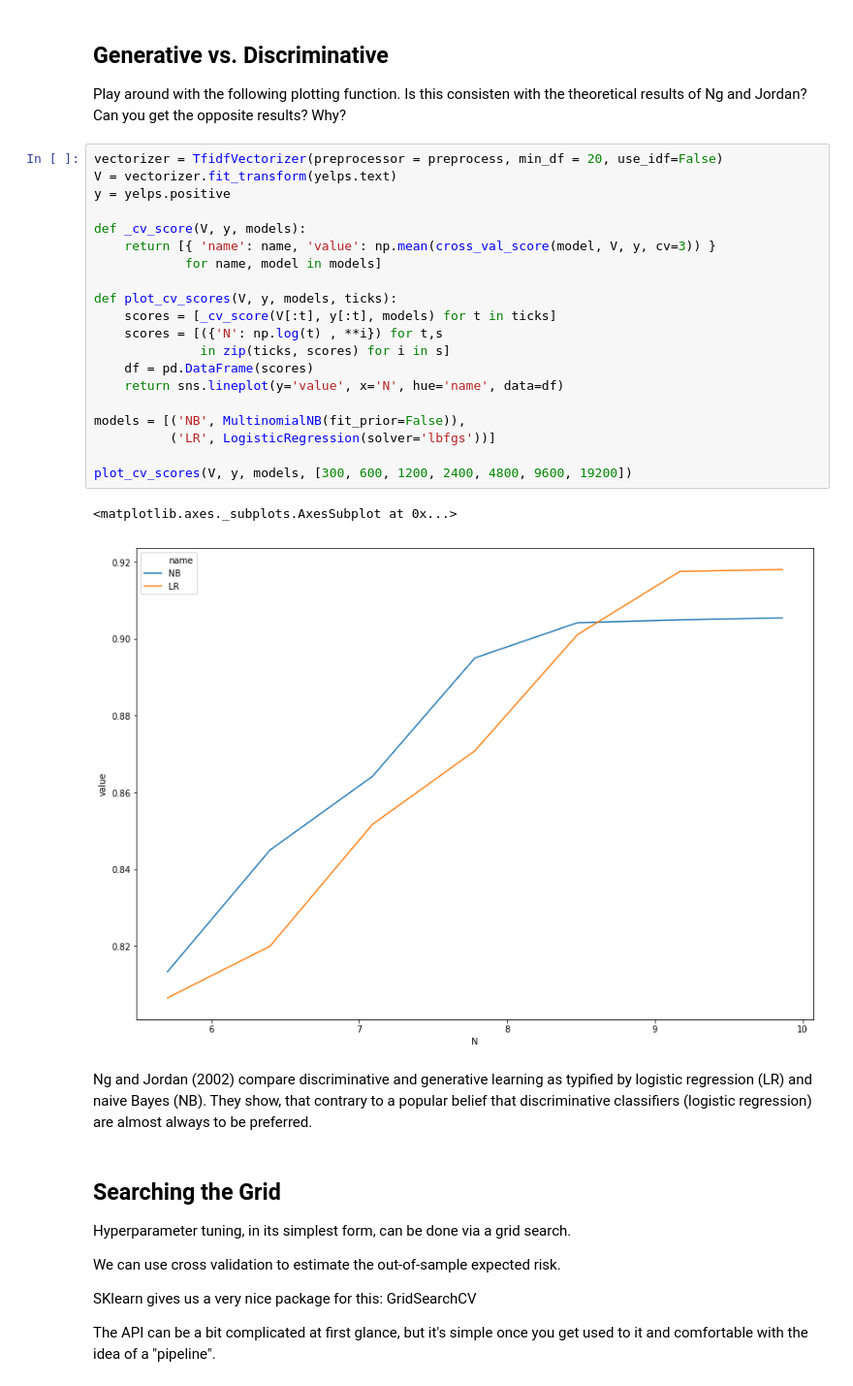
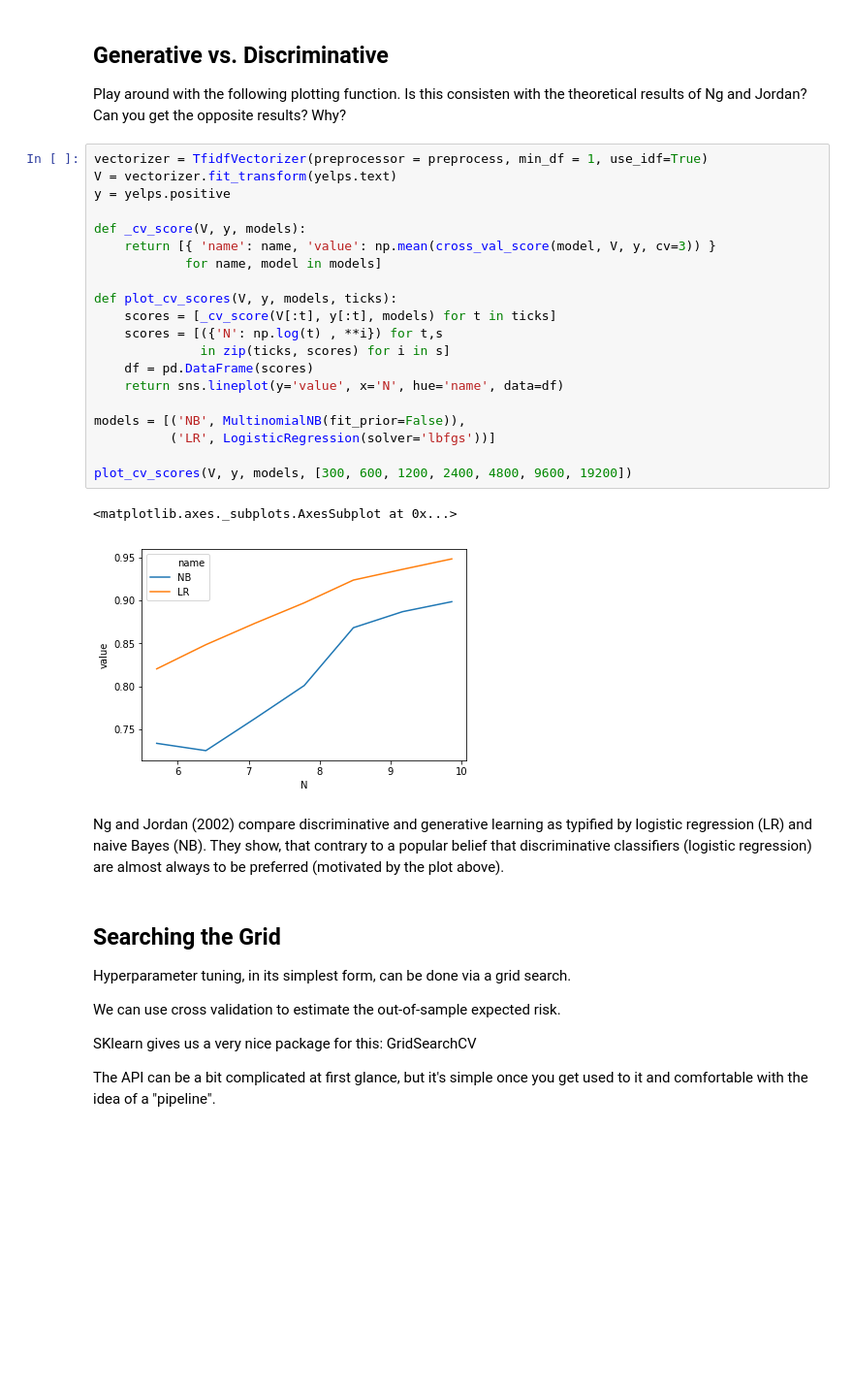
Before and after one commit to nandanrao/text-mining, a Jupyter notebook: exercise-2.ipynb, the cells around one changed output. Shown at 97% size. Drawn from its saved outputs; the diff is of its cells as text; blank space fills up the shorter version.

```diff
--- a/exercise-2.ipynb
+++ b/exercise-2.ipynb
@@ -81,30 +81,30 @@ sns.barplot(x = 'word',
 
 Play around with the following plotting function. Is this consisten with the theoretical results of Ng and Jordan? Can you get the opposite results? Why?
 # %%
-vectorizer = TfidfVectorizer(preprocessor = preprocess, min_df = 20, use_idf=False)
+vectorizer = TfidfVectorizer(preprocessor = preprocess, min_df = 1, use_idf=True)
 V = vectorizer.fit_transform(yelps.text)
 y = yelps.positive
 
 def _cv_score(V, y, models):
     return [{ 'name': name, 'value': np.mean(cross_val_score(model, V, y, cv=3)) }
             for name, model in models]
 
 def plot_cv_scores(V, y, models, ticks):
     scores = [_cv_score(V[:t], y[:t], models) for t in ticks]
     scores = [({'N': np.log(t) , **i}) for t,s
               in zip(ticks, scores) for i in s]
     df = pd.DataFrame(scores)
     return sns.lineplot(y='value', x='N', hue='name', data=df)
 
 models = [('NB', MultinomialNB(fit_prior=False)),
           ('LR', LogisticRegression(solver='lbfgs'))]
 
 plot_cv_scores(V, y, models, [300, 600, 1200, 2400, 4800, 9600, 19200])
 # %% [output]
 <matplotlib.axes._subplots.AxesSubplot at 0x...>
-[figure, old version]
+[figure, new version]
 # %% [markdown]
-Ng and Jordan (2002) compare discriminative and generative learning as typified by logistic regression (LR) and naive Bayes (NB). They show, that contrary to a popular belief that discriminative classifiers (logistic regression) are almost always to be preferred.
+Ng and Jordan (2002) compare discriminative and generative learning as typified by logistic regression (LR) and naive Bayes (NB). They show, that contrary to a popular belief that discriminative classifiers (logistic regression) are almost always to be preferred (motivated by the plot above).
 # %% [markdown]
 ## Searching the Grid
 
```
Also changed, not shown: parts of 8 cells of this notebook.
